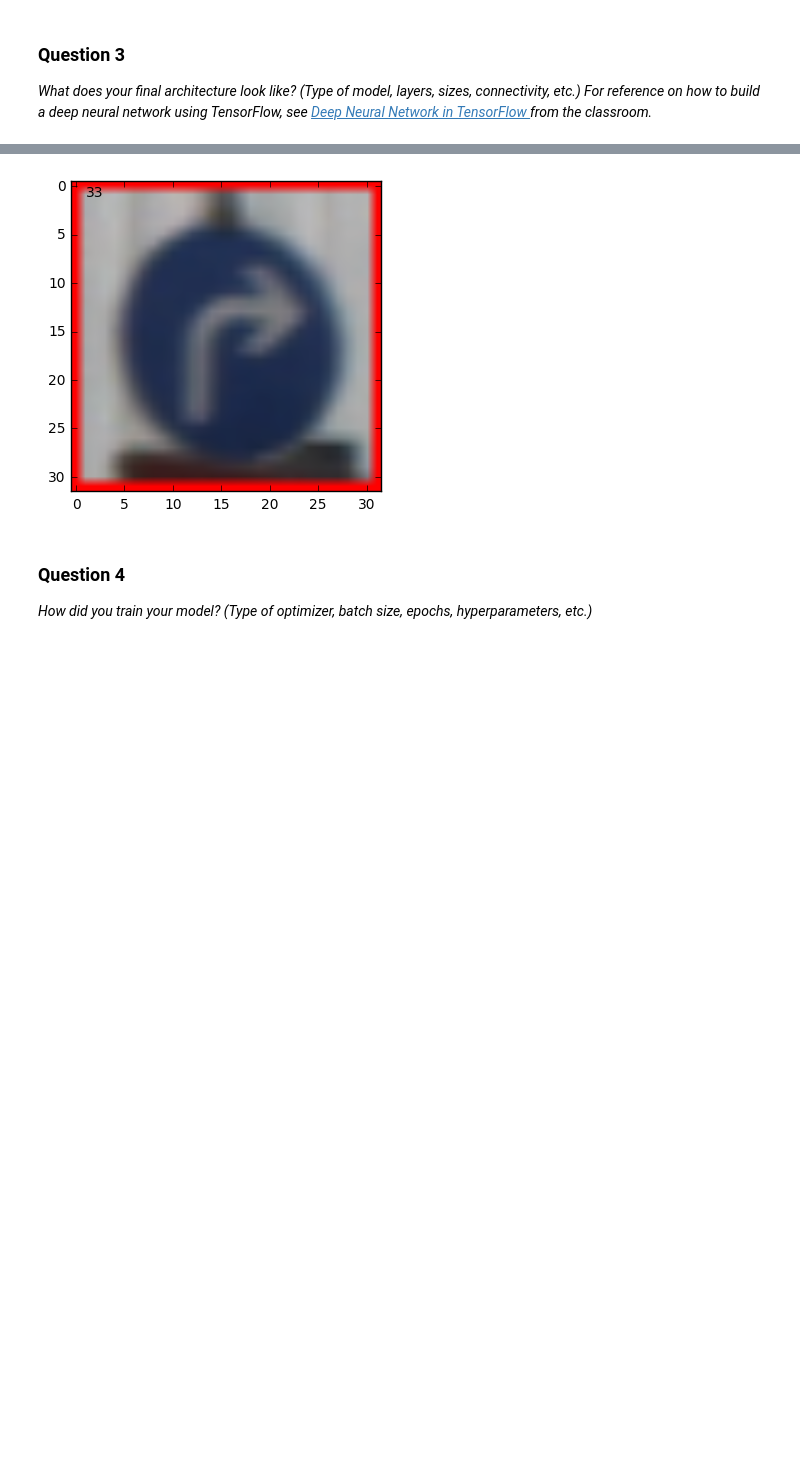
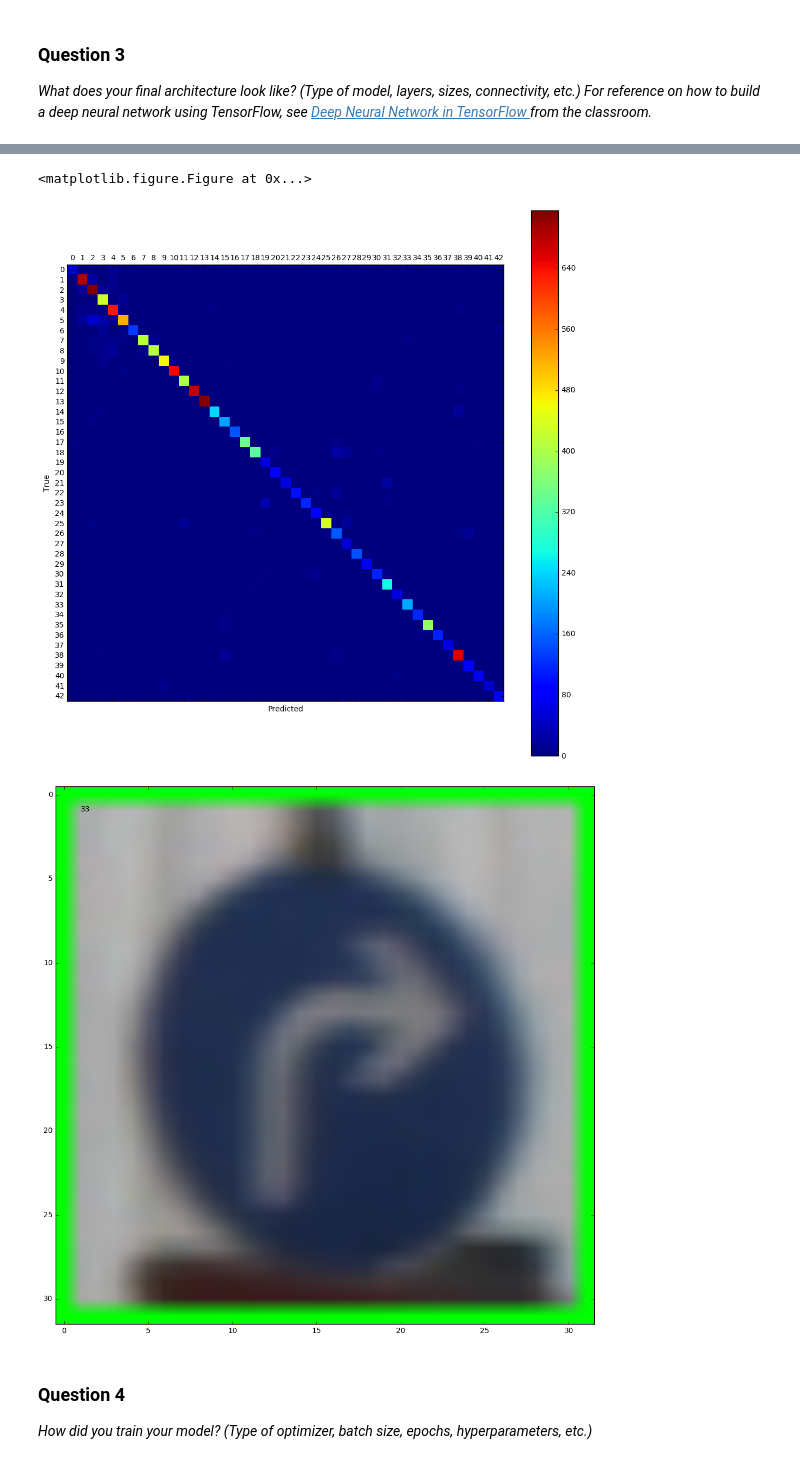
Before and after one commit to fscbr/sdc_course, a Jupyter notebook: traffic-signs/Traffic_Signs_Recognition.ipynb, the cells around one changed output, grey strips where cells are left out. Drawn from its saved outputs; the diff is of its cells as text; code cells hidden in the pictures; blank space fills up the shorter version.

Commit message:
traffic signs final version

```diff
--- a/traffic-signs/Traffic_Signs_Recognition.ipynb
+++ b/traffic-signs/Traffic_Signs_Recognition.ipynb
@@ -374,9 +397,14 @@ Use `tf.global_variables_initializer` instead.
 # %%
 # feed model
-train_feed_dict={images: X_train_g1, labels: y_train_1}
-valid_feed_dict={images: X_valid_g1, labels: y_valid_1}
-test_feed_dict={images: X_test_g, labels: y_test_1}
-# Test Cases
+init = tf.global_variables_initializer()
+
+#take a slice because of memory constraints
+train_max_index = X_train_g1.shape[0]*0.25
+train_feed_dict={images: X_train_g1[0:train_max_index,], labels: y_train_1[0:train_max_index,], keep_prob:1}
+valid_feed_dict={images: X_valid_g1, labels: y_valid_1, keep_prob:1}
+test_feed_dict={images: X_test_g, labels: y_test, keep_prob:1}
+
+# Test Cases to verify that the model is properly designed and initiated
 with tf.Session() as session:
     session.run(init)
     session.run(loss, feed_dict=train_feed_dict)
@@ -602,6 +538,29 @@ print(y_test_orig)
 
 from moviepy.editor import ImageSequenceClip
 from matplotlib import animation
+from sklearn.metrics import confusion_matrix
+from pylab import rcParams
+
+def plot_confusion_matrix(test,pred):
+    cm = confusion_matrix(y_true=test,
+                          y_pred=pred)
+
+    plt.figure(figsize=(40,40))
+    rcParams['figure.figsize'] = 13, 13
+    plt.matshow(cm)
+    plt.colorbar()
+    tick_marks = np.arange(n_classes)
+    plt.xticks(tick_marks, range(n_classes))
+    plt.yticks(tick_marks, range(n_classes))
+    plt.xlabel('Predicted')
+    plt.ylabel('True')
+    plt.show()
+
+pred_cls = tf.argmax(prediction,1)
+pred_cls = pred_cls.eval(feed_dict=test_feed_dict,session=session)
+test_cls = np.argmax(y_test,1)
+plot_confusion_matrix(test_cls,pred_cls)
+
 
 def color_frame(image, color):
   image[0:32,0] = color
@@ -610,6 +569,7 @@ def color_frame(image, color):
   image[31,0:32] = color
   return image
 
+#create a video of the test images showing a green frame, when prediction is correct and red, when incorrect
 def process_images(pred,frames,labels):
   list = []
 
@@ -636,7 +596,5 @@ def process_images(pred,frames,labels):
   return list
 
 list = process_images(pred,X_test,y_test)
-#clip = ImageSequenceClip(list, fps=4)
-#clip.write_videofile("traffic_sign_test.mp4",audio=False)
 # %% [output]
 [16  1 38 ...,  6  7 10]
@@ -643,4 +603,6 @@ list = process_images(pred,X_test,y_test)
+<matplotlib.figure.Figure at 0x...>
-[figure, old version]
+[figure, new version]
+[figure, added]
 # %% [markdown]
 ### Question 4
 
```
Also changed, not shown: parts of 26 cells of this notebook, 18 other files.
